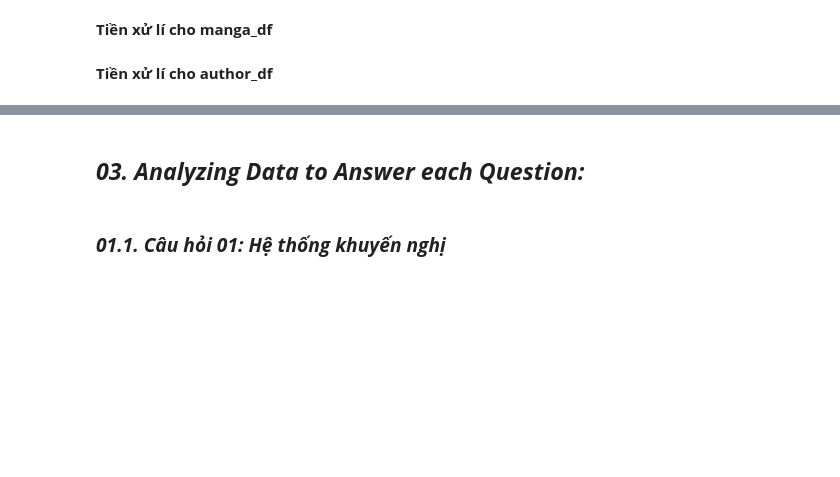
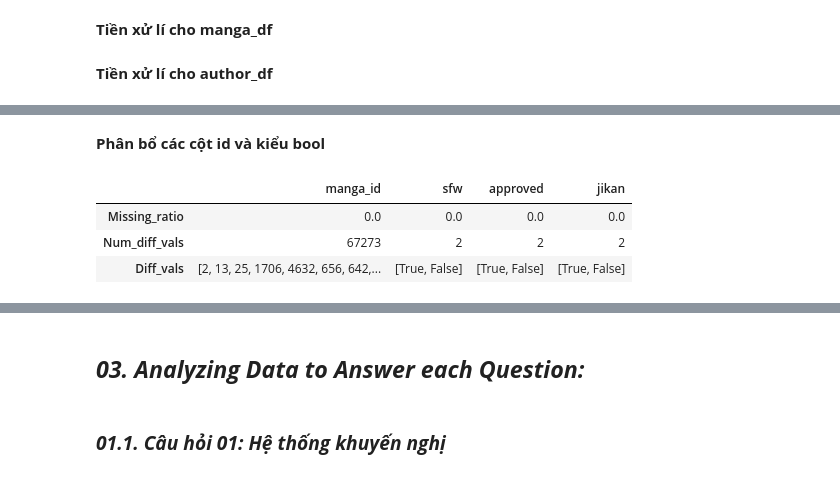
Before and after one commit to lengoctuong/Prj-Manga-Dataset_Programming4DS, a Jupyter notebook: 03_Asking-Questions-and-Analyzing.ipynb, the cells around one changed output, grey strips where cells are left out. Saved outputs shown, nothing was run; the diff lists cells and outputs as text; code cells hidden in the pictures; blank space fills up the shorter version.

```diff
--- a/03_Asking-Questions-and-Analyzing.ipynb
+++ b/03_Asking-Questions-and-Analyzing.ipynb
@@ -109,0 +130,18 @@ author_df[['role']] = author_df[['role']].apply(lambda col : col.apply(ast.liter
+# %% [markdown]
+**Phân bổ các cột id và kiểu bool**
+# %%
+num_col_profiles_df = pd.DataFrame({'manga_id': [.0] * 3,
+                                    'sfw': [.0] * 3,
+                                    'approved': [.0] * 3,
+                                    'jikan': [.0] * 3},
+                                   index=['Missing_ratio', 'Num_diff_vals', 'Diff_vals'], dtype=object)
+
+num_col_profiles_df.loc['Missing_ratio'] = np.sum(manga_df[num_col_profiles_df.columns].isnull(), axis=0) / manga_df.shape[0] * 100
+num_col_profiles_df.loc['Num_diff_vals'] = manga_df[num_col_profiles_df.columns][~manga_df[num_col_profiles_df.columns].isnull()].nunique()
+num_col_profiles_df.loc['Diff_vals'] = manga_df[num_col_profiles_df.columns].apply(lambda col: col.dropna().unique())
+num_col_profiles_df
+# %% [output]
+|  | manga_id | sfw | approved | jikan |
+| Missing_ratio | 0.0 | 0.0 | 0.0 | 0.0 |
+| Num_diff_vals | 67273 | 2 | 2 | 2 |
+| Diff_vals | [2, 13, 25, 1706, 4632, 656, 642,... | [True, False] | [True, False] | [True, False] |
```
Also changed, not shown: parts of 7 cells of this notebook.
